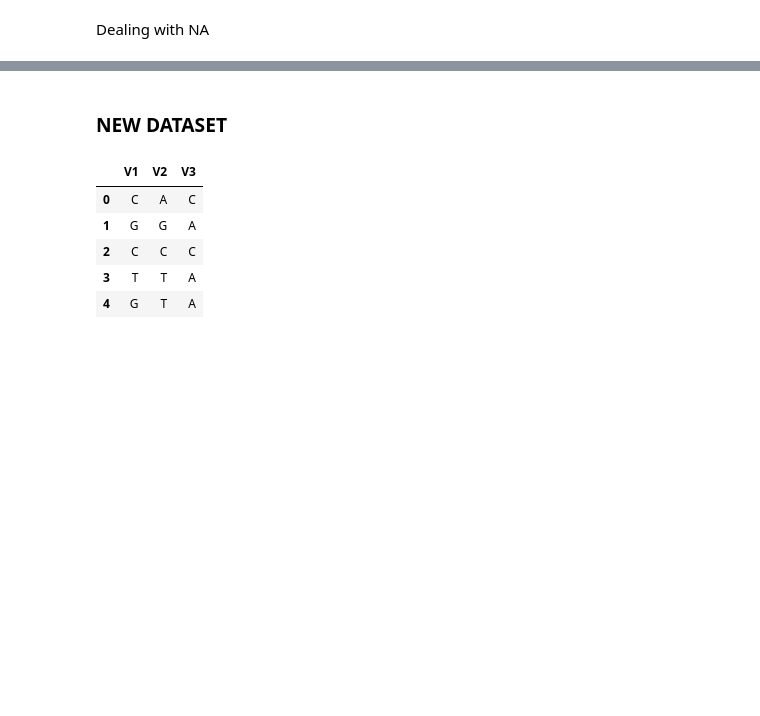
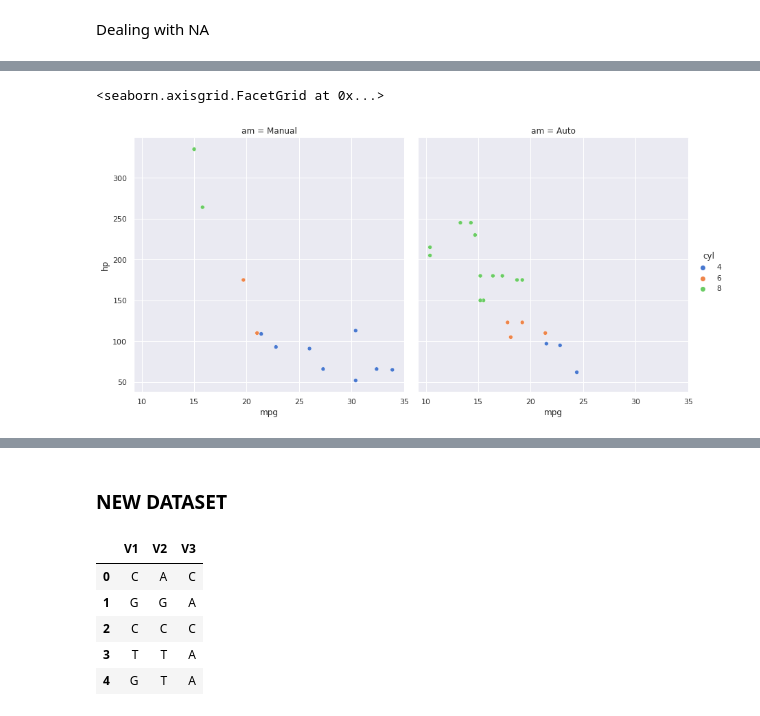
Before and after one commit to Osfory/Statistical_and_Data_Analysis_Test_area, a Jupyter notebook: Python/My_First_Chapter - Exploratory_DA.ipynb, the cells around one changed output, grey strips where cells are left out. Drawn from its saved outputs; the diff is of its cells as text; code cells hidden in the pictures; blank space fills up the shorter version.

```diff
--- a/Python/My_First_Chapter - Exploratory_DA.ipynb
+++ b/Python/My_First_Chapter - Exploratory_DA.ipynb
@@ -95,0 +258,6 @@ p_value = st.fisher_exact(d)[1]
+# %%
+sns.set_theme(style="darkgrid")
+sns.relplot(x="mpg", y="hp", hue="cyl", palette="muted", col="am", height=6, data=mtcar_df)
+# %% [output]
+<seaborn.axisgrid.FacetGrid at 0x...>
+[figure, added]
```
Also changed, not shown: parts of 32 cells of this notebook.
